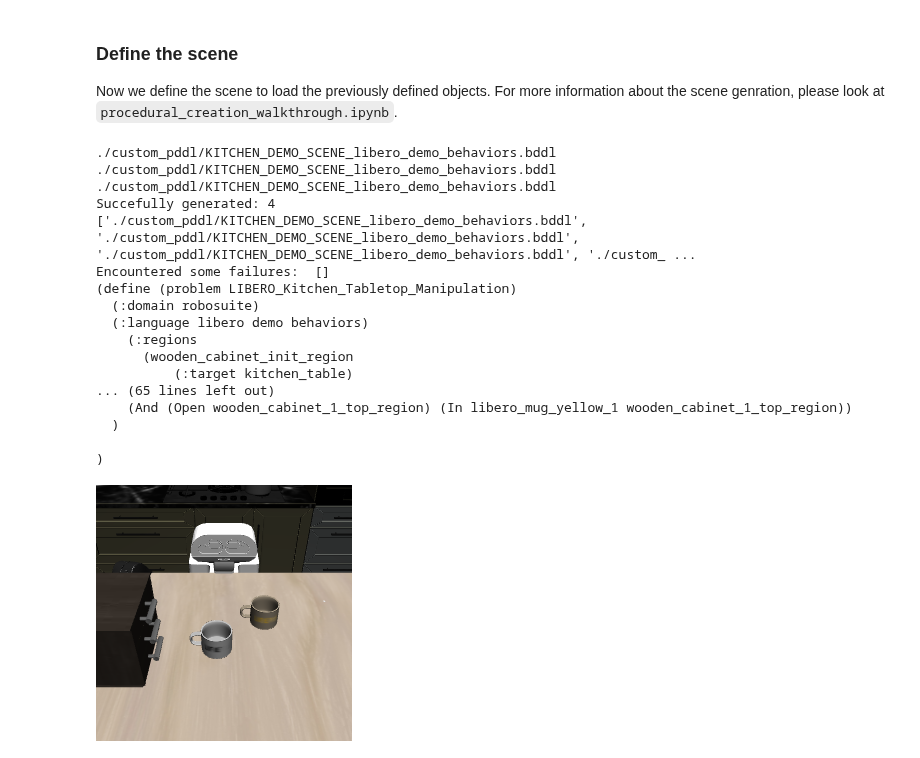
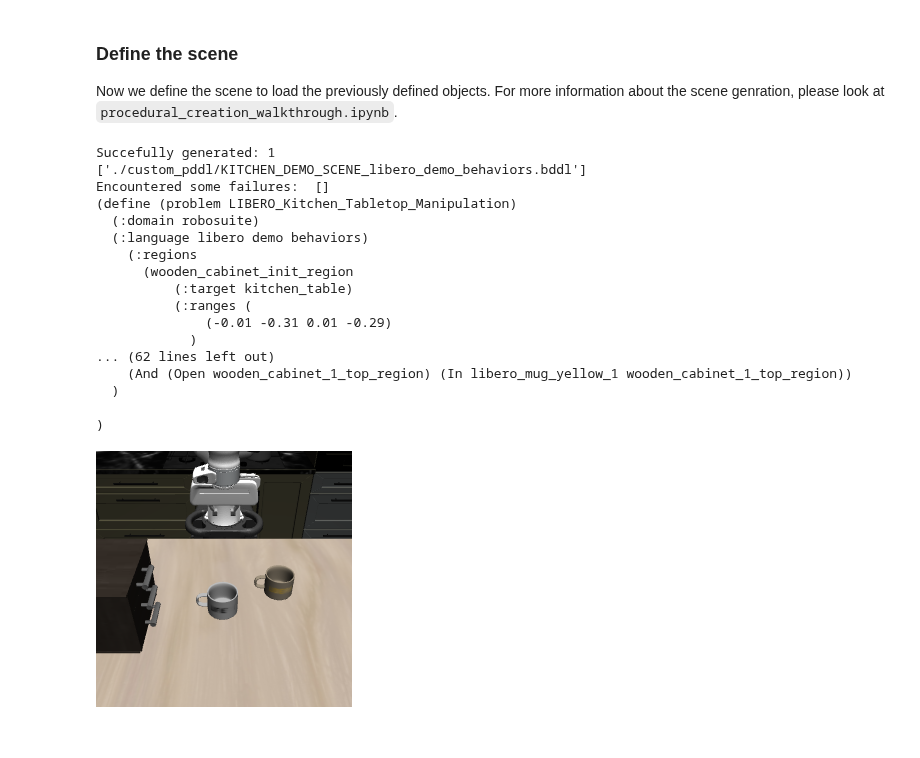
Before and after one commit to lianghongzhuo/LIBERO, a Jupyter notebook: notebooks/custom_object_example.ipynb, the cells around one changed output. Saved outputs shown, nothing was run; the diff lists cells and outputs as text; code cells hidden in the pictures.

```diff
--- a/notebooks/custom_object_example.ipynb
+++ b/notebooks/custom_object_example.ipynb
@@ -182,40 +182,38 @@ with open(bddl_file_names[0], "r") as f:
     print(f.read())
 
 from libero.libero.envs import OffScreenRenderEnv
 from IPython.display import display
 from PIL import Image
 
 import torch
 import torchvision
 
 
 env_args = {
     "bddl_file_name": bddl_file_names[0],
     "camera_heights": 256,
-    "camera_widths": 256,
-    "robots": "Tiago",
-    "camera_names": ["agentview"],
+    "camera_widths": 256
 }
 
 env = OffScreenRenderEnv(**env_args)
 obs = env.reset()
 display(Image.fromarray(obs["agentview_image"][::-1]))
 # %% [output]
-./custom_pddl/KITCHEN_DEMO_SCENE_libero_demo_behaviors.bddl
-./custom_pddl/KITCHEN_DEMO_SCENE_libero_demo_behaviors.bddl
-./custom_pddl/KITCHEN_DEMO_SCENE_libero_demo_behaviors.bddl
-Succefully generated: 4
-['./custom_pddl/KITCHEN_DEMO_SCENE_libero_demo_behaviors.bddl', './custom_pddl/KITCHEN_DEMO_SCENE_libero_demo_behaviors.bddl', './custom_pddl/KITCHEN_DEMO_SCENE_libero_demo_behaviors.bddl', './custom_ ...
+Succefully generated: 1
+['./custom_pddl/KITCHEN_DEMO_SCENE_libero_demo_behaviors.bddl']
 Encountered some failures:  []
 (define (problem LIBERO_Kitchen_Tabletop_Manipulation)
   (:domain robosuite)
   (:language libero demo behaviors)
     (:regions
       (wooden_cabinet_init_region
           (:target kitchen_table)
-... (65 lines left out)
+          (:ranges (
+              (-0.01 -0.31 0.01 -0.29)
+            )
+... (62 lines left out)
     (And (Open wooden_cabinet_1_top_region) (In libero_mug_yellow_1 wooden_cabinet_1_top_region))
   )
 
 )
-[figure, old version]
+[figure, new version]
```
Also changed, not shown: parts of 1 cell of this notebook.
